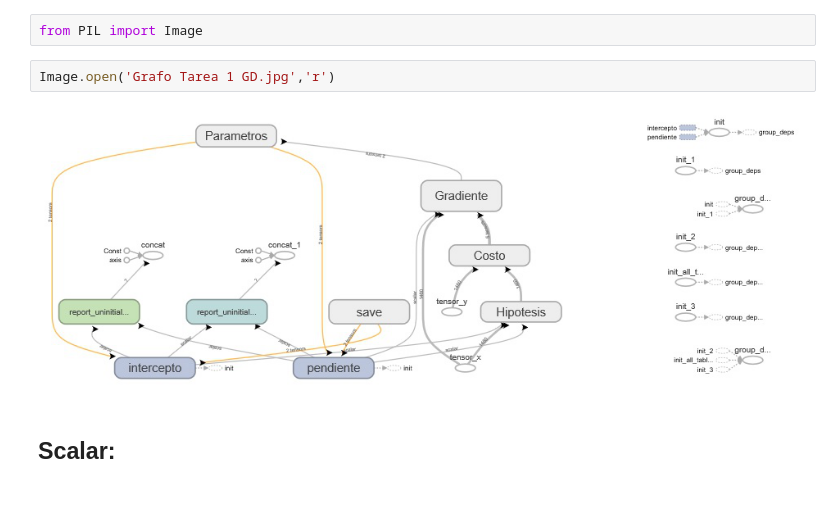
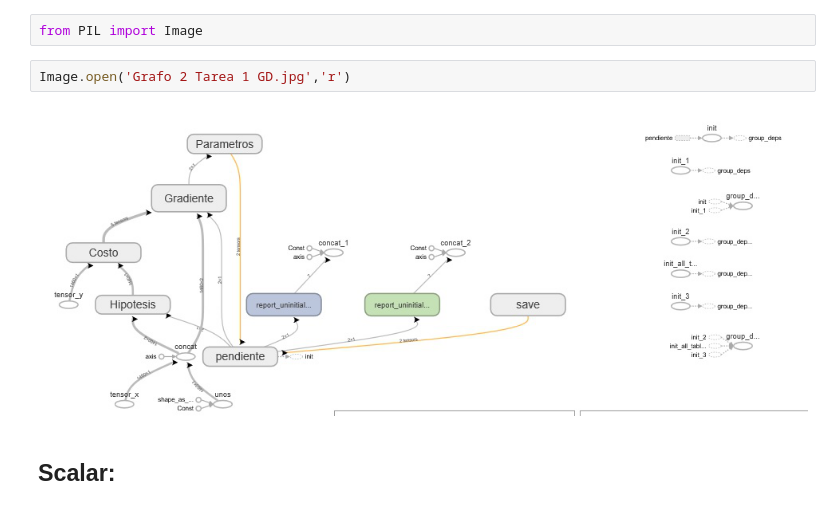
Before and after one commit to EldaCalderon/pythongalileo2020, a Jupyter notebook: Tarea 1 V2 GD.ipynb, the cells around one changed output. Drawn from its saved outputs; the diff is of its cells as text.

```diff
--- a/Tarea 1 V2 GD.ipynb
+++ b/Tarea 1 V2 GD.ipynb
@@ -165,9 +180,9 @@ INFO:tensorflow:Done running local_init_op.
 # %%
 from PIL import Image
 # %%
-Image.open('Grafo Tarea 1 GD.jpg','r')
+Image.open('Grafo 2 Tarea 1 GD.jpg','r')
 # %% [output]
-[figure, old version]
+[figure, new version]
 # %% [markdown]
 ## Scalar:
 # %%
```
Also changed, not shown: parts of 8 cells of this notebook.
